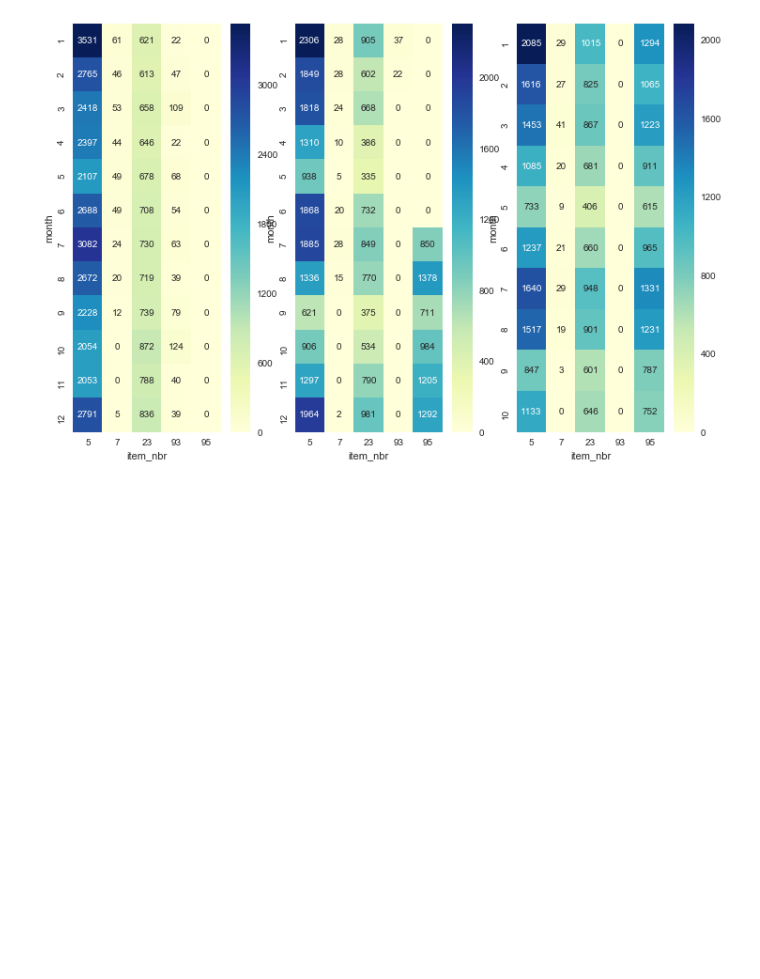
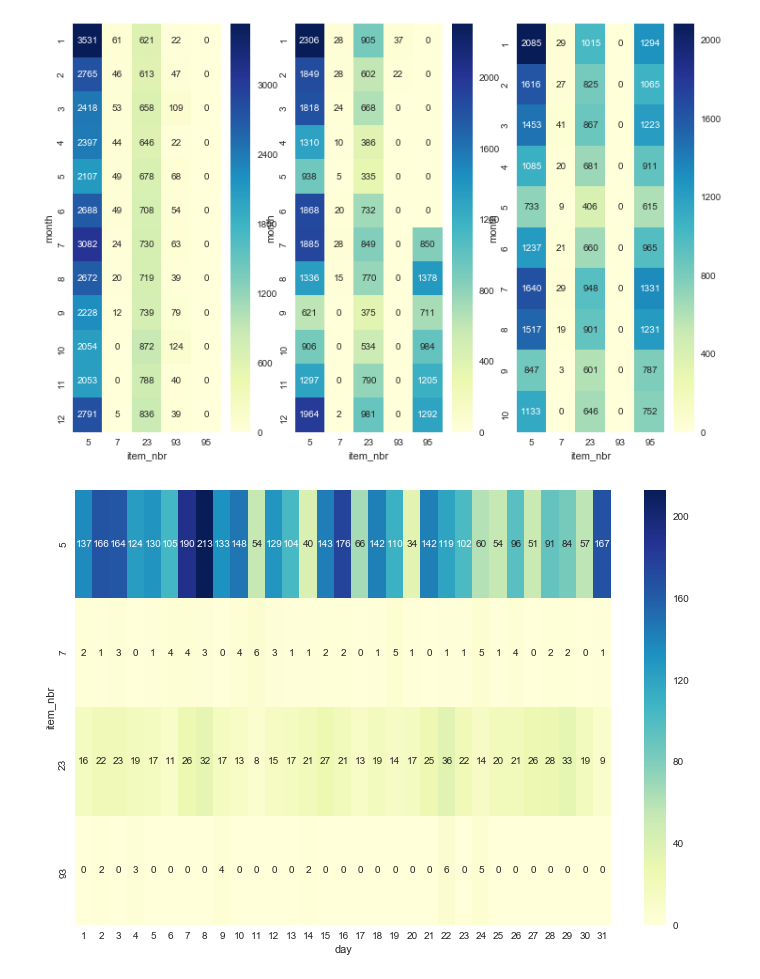
Before and after one commit to lucaseo/dss7-walmart-project, a Jupyter notebook: jw/item_nbr_comparison.ipynb, the cells around one changed output. Drawn from its saved outputs; the diff is of its cells as text; code cells hidden in the pictures; blank space fills up the shorter version.

```diff
--- a/jw/item_nbr_comparison.ipynb
+++ b/jw/item_nbr_comparison.ipynb
@@ -3,3 +1,20 @@ from ml_config import *
+# %%
+import warnings
+warnings.simplefilter(action='ignore', category=FutureWarning)
+import numpy as np
+import scipy as sp
+import pandas as pd
+import statsmodels.api as sm
+import statsmodels.formula.api as smf
+import statsmodels.stats.api as sms
+import sklearn as sk
+import matplotlib as mpl
+import matplotlib.pylab as plt
+from mpl_toolkits.mplot3d import Axes3D
+import seaborn as sns
+sns.set()
+sns.set_style("whitegrid")
+sns.set_color_codes()
 # %%
 sales = pd.read_csv('../data/train.csv', parse_dates=['date'])
 keys = pd.read_csv('../data/key.csv')
@@ -20,9 +45,3 @@ def find_store(station_nbr):
 
     station = df_1[df_1['station_nbr']==station_nbr]
     return station['store_nbr'].unique()
-# %%
-store = df_1[df_1['store_nbr'] == 7]
-
-tmp = store.pivot_table(index=['year','month'],columns='item_nbr',values='units',aggfunc=np.sum)
-tmp = tmp[tmp!=0].dropna(axis=1,how='all')
-tmp.loc[2012]
@@ -63,7 +67,28 @@ def item_nbr_tendency(store_nbr):
     plt.subplot(133)
     sns.heatmap(pivot_2014,cmap="YlGnBu", annot = True, fmt = '.0f')
     plt.show()
+# %%
+def item_nbr_tendency_finely(store_nbr, year, month):
+    store = df_1[(df_1['store_nbr'] == store_nbr) &
+                 (df_1['year'] == year) &
+                 (df_1['month'] == month)]
+
+    pivot = store.pivot_table(index='item_nbr',
+                              columns='day',
+                              values='units',
+                              aggfunc=np.sum)
+    zero_index = pivot == 0
+    pivot = pivot[pivot != 0].dropna(axis=0, how='all')
+    pivot[zero_index] = 0
+
+    plt.figure(figsize=(12, 8))
+    sns.heatmap(pivot, cmap="YlGnBu", annot=True, fmt='.0f')
+    plt.show()
 # %%
 item_nbr_tendency(7)
 # %% [output]
 [figure]
+# %%
+item_nbr_tendency_finely(7,2012,1)
+# %% [output]
+[figure, added]
```
Also changed, not shown: parts of 4 cells of this notebook, 3 other files.
